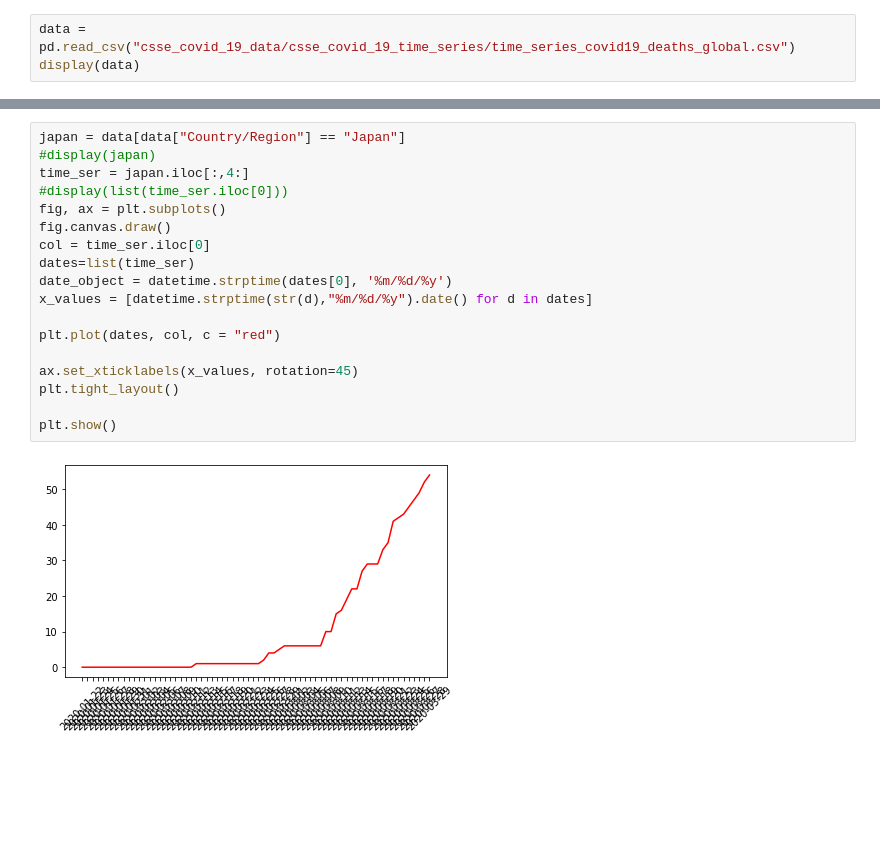
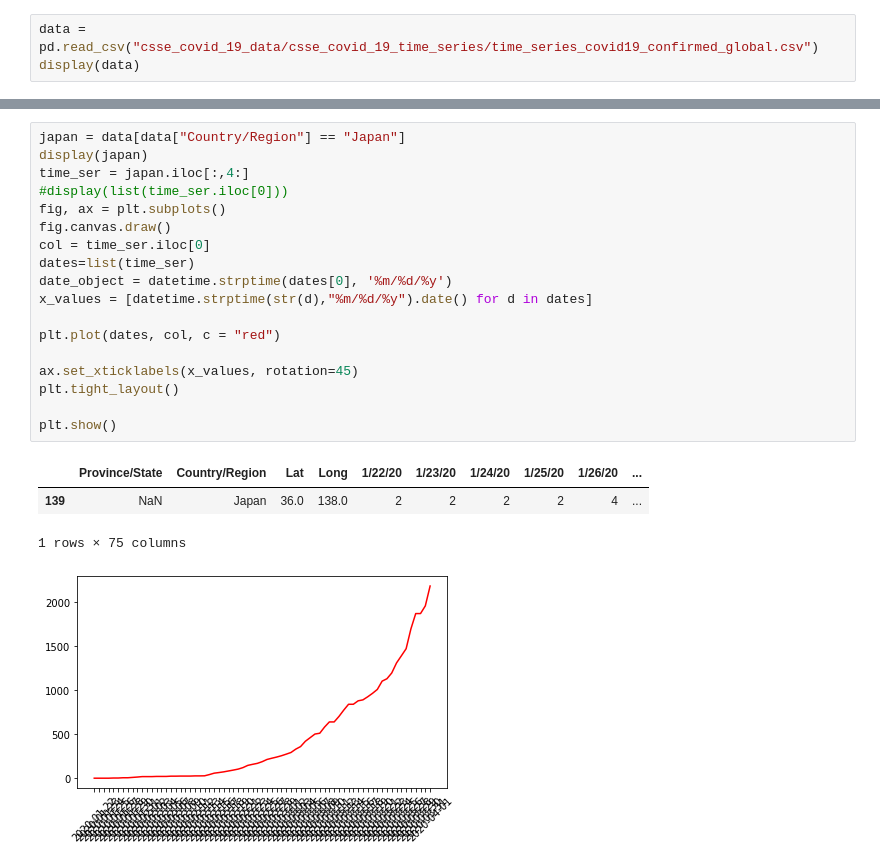
Before and after one commit to u6747075/COVID-19, a Jupyter notebook: COVID_19.ipynb, the cells around one changed output, grey strips where cells are left out. Saved outputs shown, nothing was run; the diff lists cells and outputs as text; blank space fills up the shorter version.

```diff
--- a/COVID_19.ipynb
+++ b/COVID_19.ipynb
@@ -7,6 +8,6 @@ import statistics as st
 from datetime import datetime
 # %%
-data = pd.read_csv("csse_covid_19_data/csse_covid_19_time_series/time_series_covid19_deaths_global.csv")
+data = pd.read_csv("csse_covid_19_data/csse_covid_19_time_series/time_series_covid19_confirmed_global.csv")
 display(data)
 # %% [output]
 |  | Province/State | Country/Region | Lat | Long | 1/22/20 | 1/23/20 | 1/24/20 | 1/25/20 | 1/26/20 | ... |
@@ -25,21 +26,24 @@ display(data)
 # %%
 japan = data[data["Country/Region"] == "Japan"]
-#display(japan)
+display(japan)
 time_ser = japan.iloc[:,4:]
 #display(list(time_ser.iloc[0]))
 fig, ax = plt.subplots()
 fig.canvas.draw()
 col = time_ser.iloc[0]
 dates=list(time_ser)
 date_object = datetime.strptime(dates[0], '%m/%d/%y')
 x_values = [datetime.strptime(str(d),"%m/%d/%y").date() for d in dates]
 
 plt.plot(dates, col, c = "red")
 
 ax.set_xticklabels(x_values, rotation=45)
 plt.tight_layout()
 
 plt.show()
 # %% [output]
+|  | Province/State | Country/Region | Lat | Long | 1/22/20 | 1/23/20 | 1/24/20 | 1/25/20 | 1/26/20 | ... |
+| 139 | NaN | Japan | 36.0 | 138.0 | 2 | 2 | 2 | 2 | 4 | ... |
+1 rows × 75 columns
-[figure, old version]
+[figure, new version]
 # %%
```
Also changed, not shown: parts of 3 cells of this notebook.
